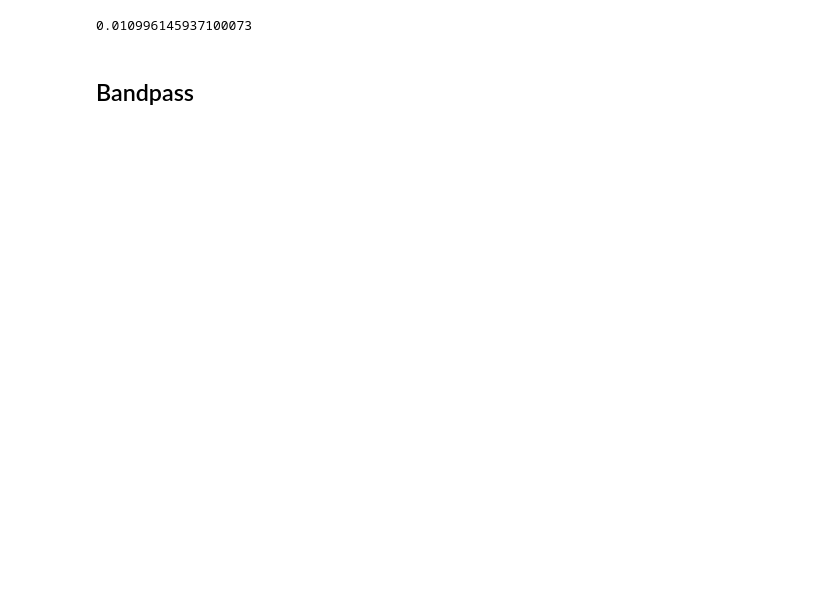
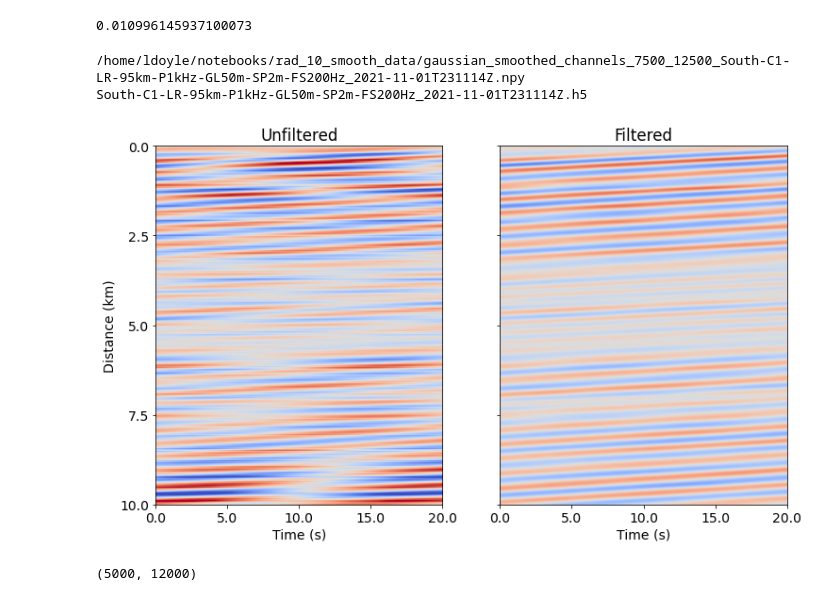
Before and after one commit to Laurd11/sindy-das-new, a Jupyter notebook: pre-processing.ipynb, the cells around one changed output. Saved outputs shown, nothing was run; the diff lists cells and outputs as text; code cells hidden in the pictures; blank space fills up the shorter version.

```diff
--- a/pre-processing.ipynb
+++ b/pre-processing.ipynb
@@ -154,5 +167,42 @@ plt.show()
 np.amax(np.abs(yf1/np.mean(fft(smoothed_dat),axis=0)))
 # %% [output]
 0.010996145937100073
-# %% [markdown]
-## Bandpass
+# %%
+import glob
+file_list = glob.glob("/home/ldoyle/notebooks/rad_10_smooth_data/*")
+n = 1.4682
+L = 51.04762
+working_dat = ((2*np.pi)/2**16)*((1550.12 * 1e-9)/(0.78 * 4 * np.pi * n * L))*np.load(file_list[0])
+#     "gaussian_smoothed_2021-11-01T231214Z_channels_7500_12500South-C1-LR-95km-P1kHz-GL50m-SP2m-FS200Hz_2021-11-01T231114Z.npy") #full_dat[:,-48000:-24000]
+working_dat = working_dat.T *10**6#/(np.std(working_dat))
+mean_remove = (working_dat - np.mean(working_dat,axis=0)).T
+# working_dat = mean_remove.reshape(mean_remove.shape[0],mean_remove.shape[1],1)
+# %%
+print(file_list[0])
+print('South-C1-LR-95km-P1kHz-GL50m-SP2m-FS200Hz_2021-11-01T231114Z.h5')
+# %% [output]
+/home/ldoyle/notebooks/rad_10_smooth_data/gaussian_smoothed_channels_7500_12500_South-C1-LR-95km-P1kHz-GL50m-SP2m-FS200Hz_2021-11-01T231114Z.npy
+South-C1-LR-95km-P1kHz-GL50m-SP2m-FS200Hz_2021-11-01T231114Z.h5
+# %%
+data2 = ((2*np.pi)/2**16)*((1550.12 * 1e-9)/(0.78 * 4 * np.pi * n * L))*data[7500:12500,:]*1e6
+plt.rcParams.update({'font.size': 14})
+fig, ax = plt.subplots(nrows=1, ncols=2,figsize = (12, 10),sharey=True)
+ax[0].imshow(data2[:,4000:8000],vmin=-2,vmax=2,cmap="coolwarm")
+ax[1].imshow(mean_remove[:,4000:8000],vmin=-2,vmax=2, cmap="coolwarm")
+
+ax[0].set_yticks(np.linspace(0, 5000, 5),
+            (2/1000)*np.linspace(0, 5000, 5))
+ax[0].set_xticks(np.linspace(0,4000,5),(1/200)*np.linspace(0,4000,5))
+ax[0].set_title('Unfiltered')
+ax[0].set_xlabel("Time (s)",size=14)
+ax[0].set_ylabel("Distance (km)",size=14)
+ax[1].set_xticks(np.linspace(0,4000,5),(1/200)*np.linspace(0,4000,5))
+ax[1].set_title('Filtered')
+ax[1].set_xlabel("Time (s)",size=14)
+plt.show()
+# %% [output]
+[figure, added]
+# %%
+mean_remove.shape
+# %% [output]
+(5000, 12000)
```
Also changed, not shown: parts of 16 cells of this notebook, 6 other files.
